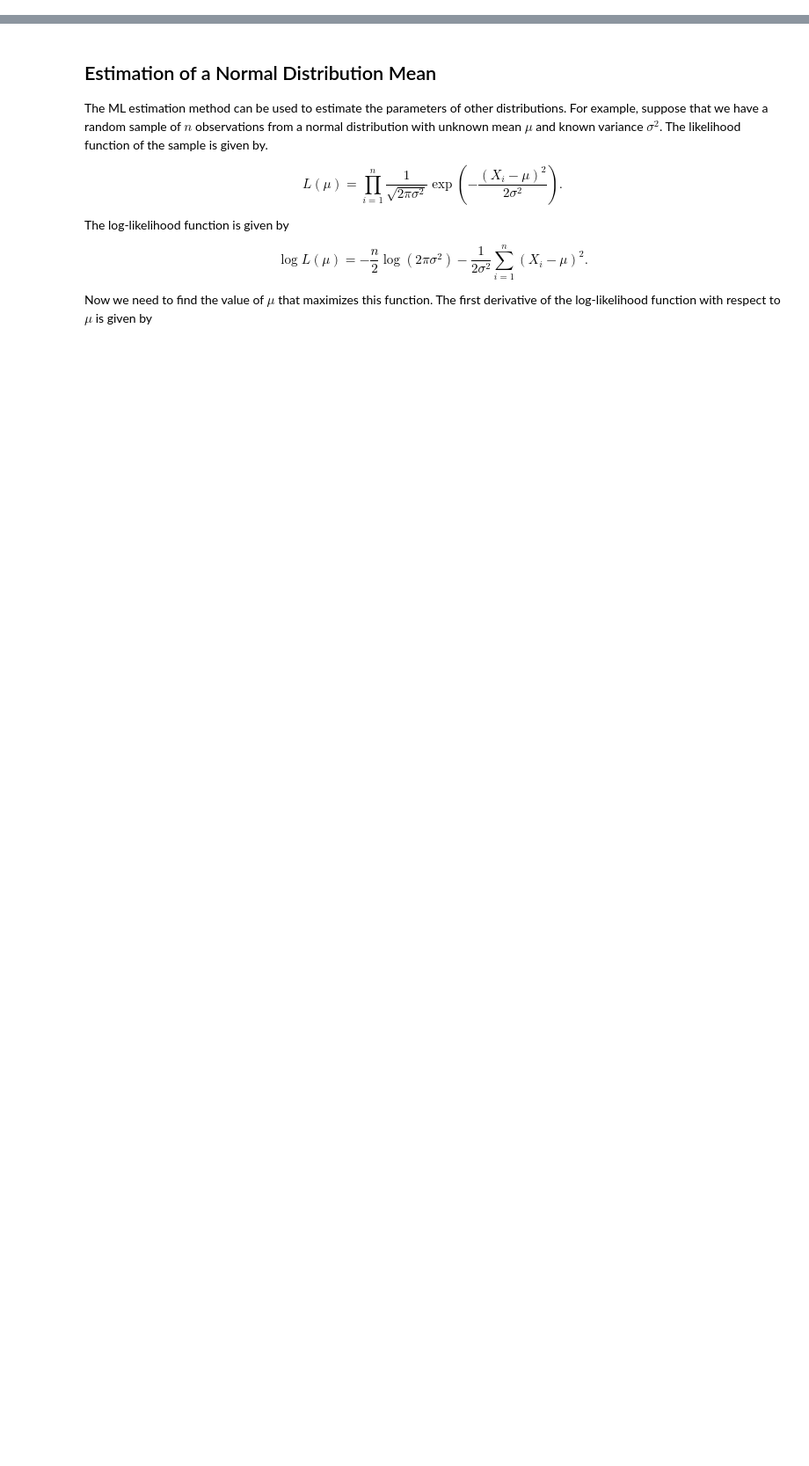
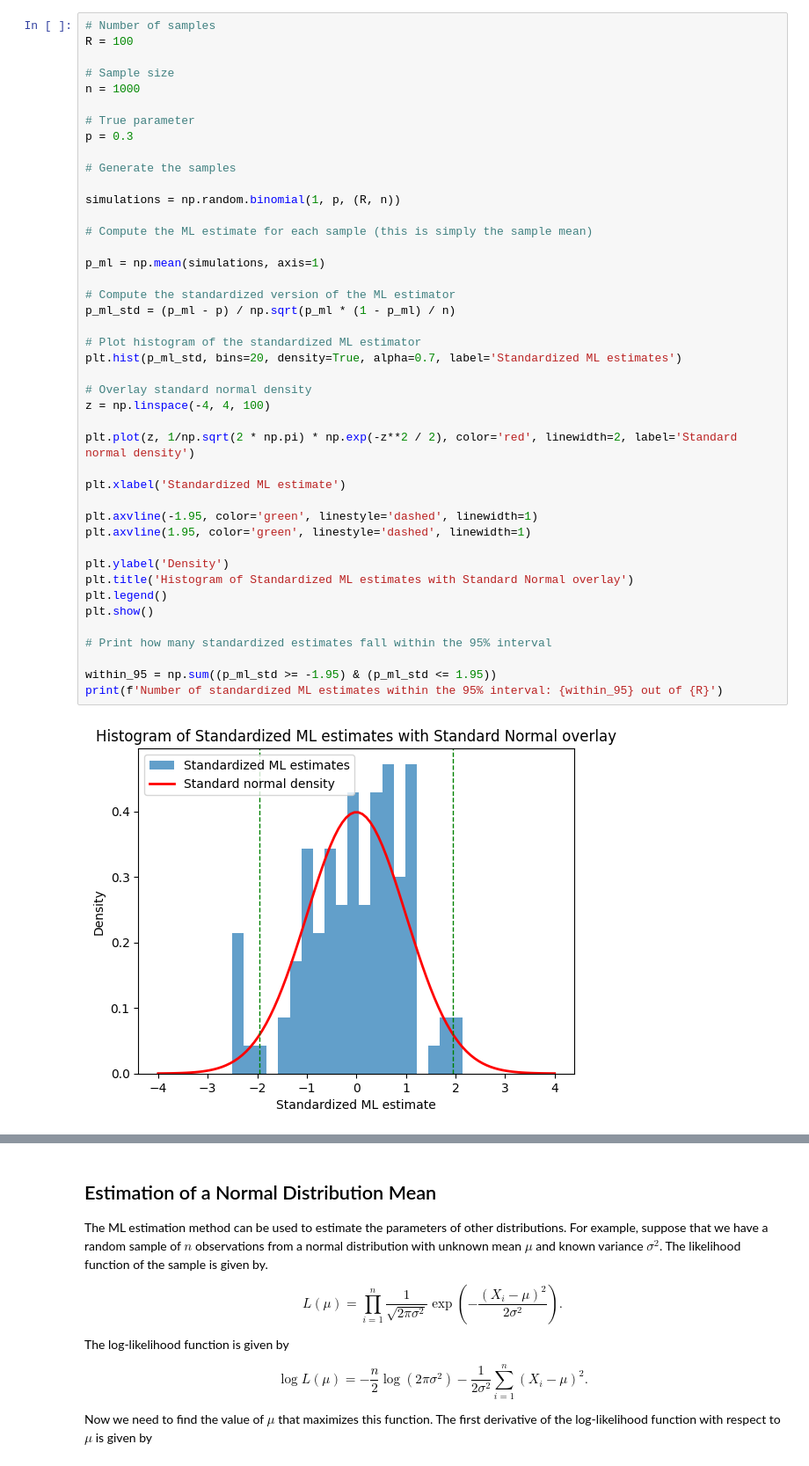
Before and after one commit to febse/stat2025, a Jupyter notebook: 12-Estimation.ipynb, the cells around one changed output, grey strips where cells are left out. Shown: that part at 88% size. Saved outputs shown, nothing was run; the diff lists cells and outputs as text; blank space fills up the shorter version.

```diff
--- a/12-Estimation.ipynb
+++ b/12-Estimation.ipynb
@@ -165,0 +181,45 @@ plt.show()
+# %%
+# Number of samples
+R = 100
+
+# Sample size
+n = 1000
+
+# True parameter
+p = 0.3
+
+# Generate the samples
+
+simulations = np.random.binomial(1, p, (R, n))
+
+# Compute the ML estimate for each sample (this is simply the sample mean)
+
+p_ml = np.mean(simulations, axis=1)
+
+# Compute the standardized version of the ML estimator
+p_ml_std = (p_ml - p) / np.sqrt(p_ml * (1 - p_ml) / n)
+
+# Plot histogram of the standardized ML estimator
+plt.hist(p_ml_std, bins=20, density=True, alpha=0.7, label='Standardized ML estimates')
+
+# Overlay standard normal density
+z = np.linspace(-4, 4, 100)
+
+plt.plot(z, 1/np.sqrt(2 * np.pi) * np.exp(-z**2 / 2), color='red', linewidth=2, label='Standard normal density')
+
+plt.xlabel('Standardized ML estimate')
+
+plt.axvline(-1.95, color='green', linestyle='dashed', linewidth=1)
+plt.axvline(1.95, color='green', linestyle='dashed', linewidth=1)
+
+plt.ylabel('Density')
+plt.title('Histogram of Standardized ML estimates with Standard Normal overlay')
+plt.legend()
+plt.show()
+
+# Print how many standardized estimates fall within the 95% interval
+
+within_95 = np.sum((p_ml_std >= -1.95) & (p_ml_std <= 1.95))
+print(f'Number of standardized ML estimates within the 95% interval: {within_95} out of {R}')
+# %% [output]
+[figure, added]
```
Also changed, not shown: parts of 15 cells of this notebook, 3 other files.
